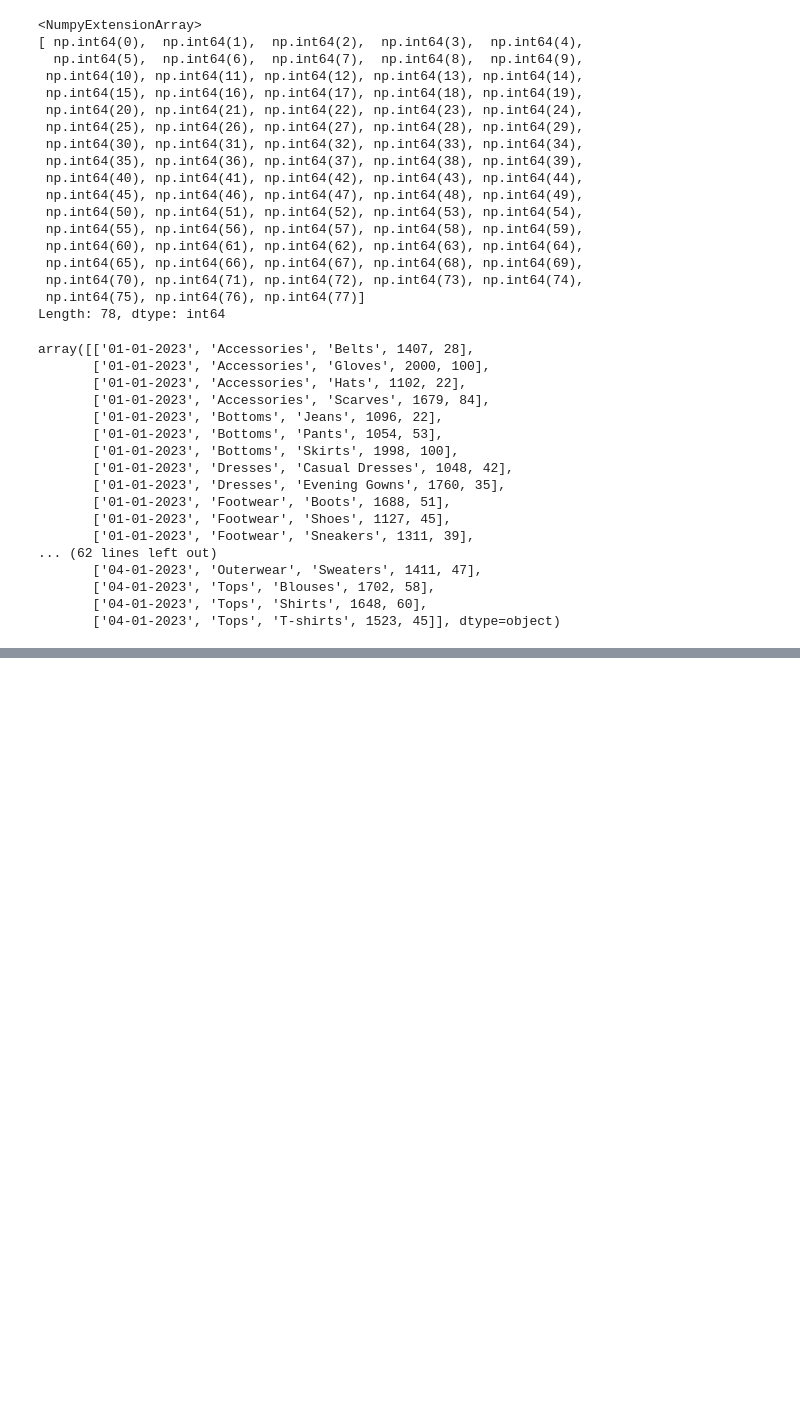
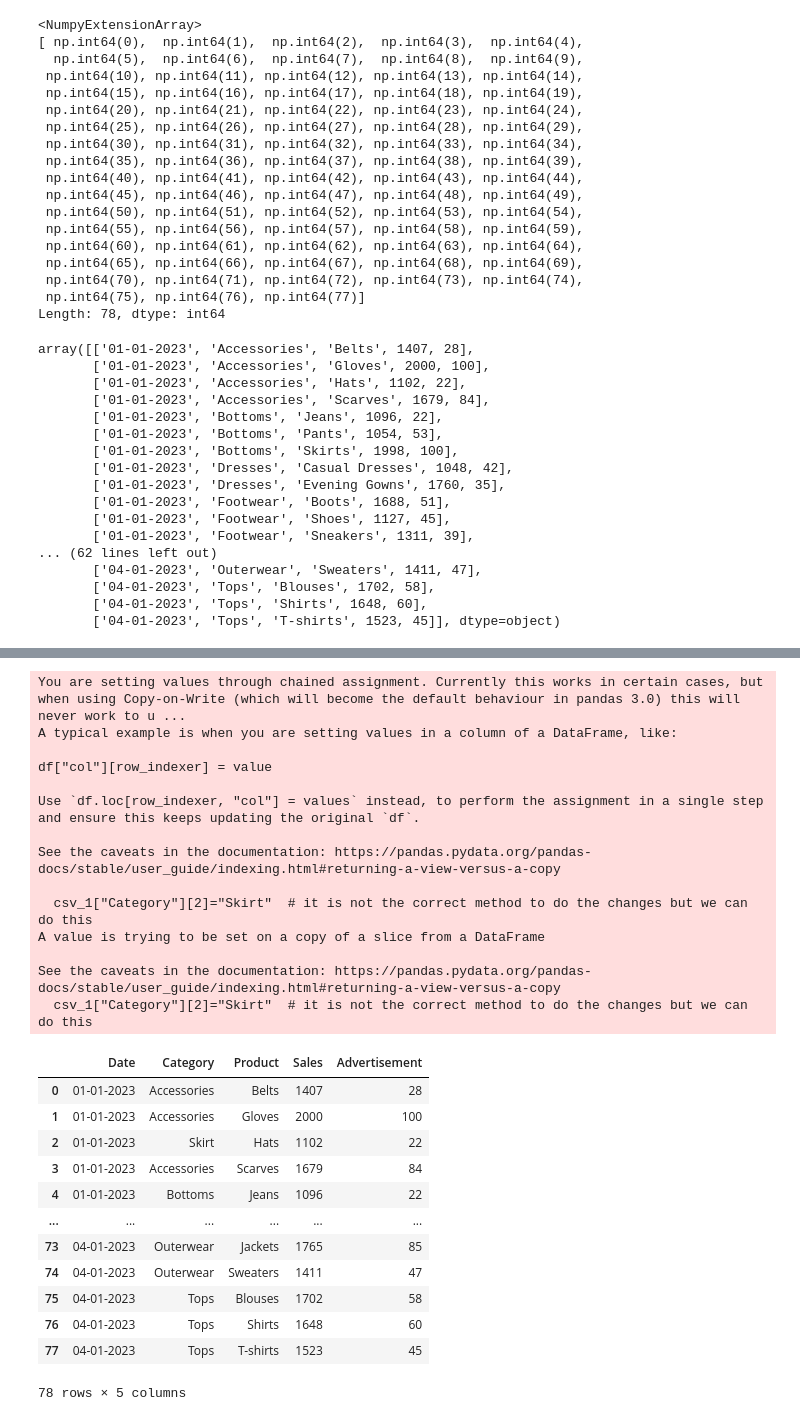
Before and after one commit to NishmthaM/Python_pandas, a Jupyter notebook: Python_Pandas.ipynb, the cells around one changed output, grey strips where cells are left out. Drawn from its saved outputs; the diff is of its cells as text; code cells hidden in the pictures; blank space fills up the shorter version.

```diff
--- a/Python_Pandas.ipynb
+++ b/Python_Pandas.ipynb
@@ -813,0 +846,31 @@ array([['01-01-2023', 'Accessories', 'Belts', 1407, 28],
+# %%
+csv_1["Category"][2]="Skirt"  # it is not the correct method to do the changes but we can do this
+csv_1
+# %% [output]
+You are setting values through chained assignment. Currently this works in certain cases, but when using Copy-on-Write (which will become the default behaviour in pandas 3.0) this will never work to u ...
+A typical example is when you are setting values in a column of a DataFrame, like:
+
+df["col"][row_indexer] = value
+
+Use `df.loc[row_indexer, "col"] = values` instead, to perform the assignment in a single step and ensure this keeps updating the original `df`.
+
+See the caveats in the documentation: https://pandas.pydata.org/pandas-docs/stable/user_guide/indexing.html#returning-a-view-versus-a-copy
+
+  csv_1["Category"][2]="Skirt"  # it is not the correct method to do the changes but we can do this
+A value is trying to be set on a copy of a slice from a DataFrame
+
+See the caveats in the documentation: https://pandas.pydata.org/pandas-docs/stable/user_guide/indexing.html#returning-a-view-versus-a-copy
+  csv_1["Category"][2]="Skirt"  # it is not the correct method to do the changes but we can do this
+|  | Date | Category | Product | Sales | Advertisement |
+| 0 | 01-01-2023 | Accessories | Belts | 1407 | 28 |
+| 1 | 01-01-2023 | Accessories | Gloves | 2000 | 100 |
+| 2 | 01-01-2023 | Skirt | Hats | 1102 | 22 |
+| 3 | 01-01-2023 | Accessories | Scarves | 1679 | 84 |
+| 4 | 01-01-2023 | Bottoms | Jeans | 1096 | 22 |
+| ... | ... | ... | ... | ... | ... |
+| 73 | 04-01-2023 | Outerwear | Jackets | 1765 | 85 |
+| 74 | 04-01-2023 | Outerwear | Sweaters | 1411 | 47 |
+| 75 | 04-01-2023 | Tops | Blouses | 1702 | 58 |
+| 76 | 04-01-2023 | Tops | Shirts | 1648 | 60 |
+| 77 | 04-01-2023 | Tops | T-shirts | 1523 | 45 |
+78 rows × 5 columns
```
Also changed, not shown: parts of 6 cells of this notebook.
